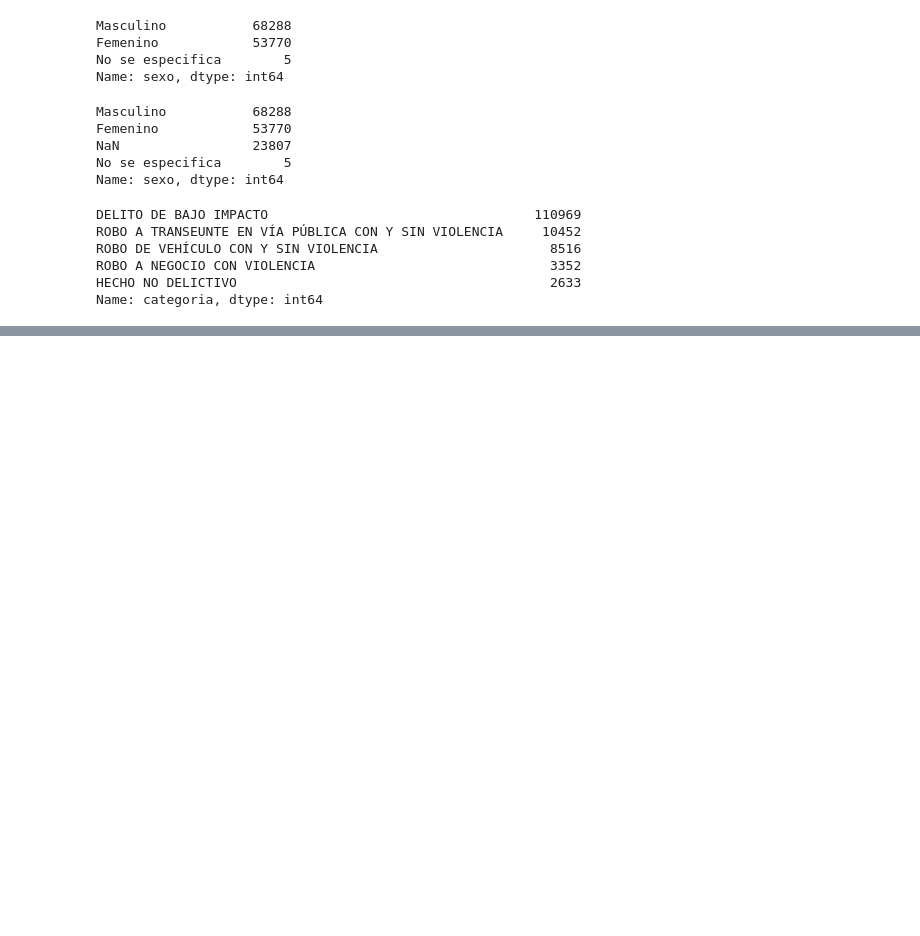
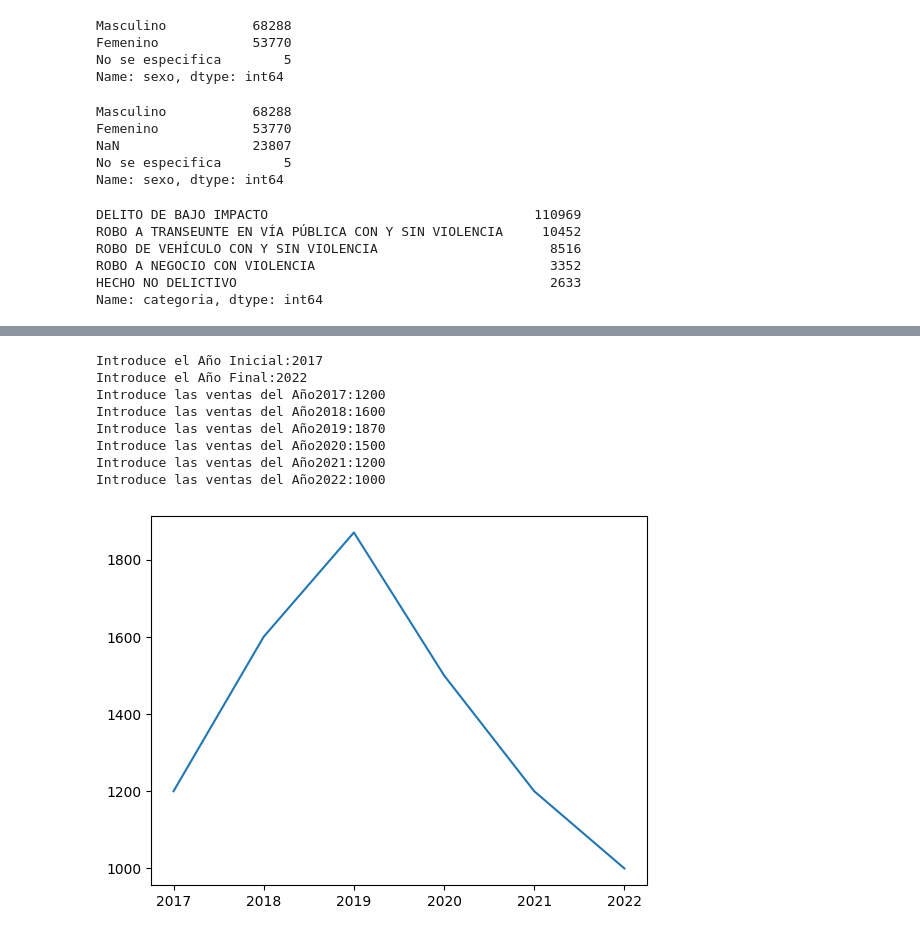
Before and after one commit to PyarmandoCode/Python_Avanzado, a Jupyter notebook: Datos/Python-Avanzado.ipynb, the cells around one changed output, grey strips where cells are left out. Cells and saved outputs as stored; diff of their text form; code cells hidden in the pictures; blank space fills up the shorter version.

```diff
--- a/Datos/Python-Avanzado.ipynb
+++ b/Datos/Python-Avanzado.ipynb
@@ -381,0 +436,23 @@ Name: categoria, dtype: int64
+# %%
+import matplotlib.pyplot as plt
+inicio = int(input("Introduce el Año Inicial:")) #2016
+fin = int(input("Introduce el Año Final:")) #2022
+ventas = {}
+for item in range(inicio,fin+1):
+    ventas[item] = float(input('Introduce las ventas del Año' + str(item) + ':'))
+#Definimos la figura y los ejes del Grafico
+fig,ax=plt.subplots()
+#Dibujar la linea con las ventas a partir de la informacion que trae el diccionario
+ax.plot(ventas.keys(),ventas.values())
+#Mostrar el Grafico por pantalla
+plt.show()
+# %% [output]
+Introduce el Año Inicial:2017
+Introduce el Año Final:2022
+Introduce las ventas del Año2017:1200
+Introduce las ventas del Año2018:1600
+Introduce las ventas del Año2019:1870
+Introduce las ventas del Año2020:1500
+Introduce las ventas del Año2021:1200
+Introduce las ventas del Año2022:1000
+[figure, added]
```
Also changed, not shown: parts of 24 cells of this notebook.
